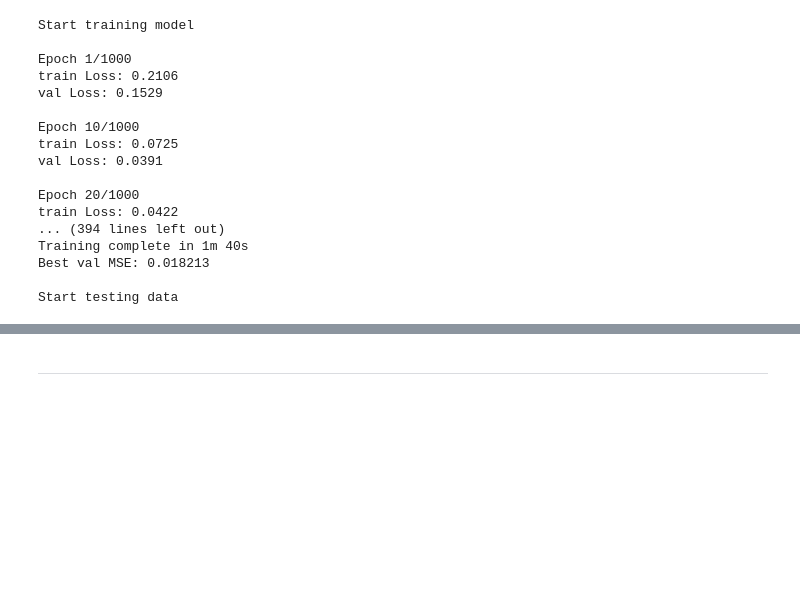
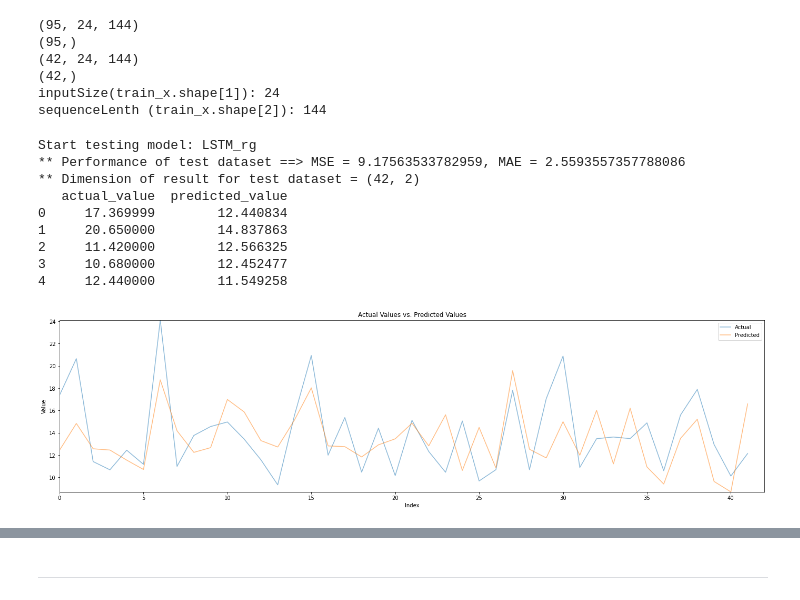
Before and after one commit to ClustProject/KUDataRegression, a Jupyter notebook: Test.ipynb, the cells around one changed output, grey strips where cells are left out. Saved outputs shown, nothing was run; the diff lists cells and outputs as text; code cells hidden in the pictures; blank space fills up the shorter version.

```diff
--- a/Test.ipynb
+++ b/Test.ipynb
@@ -180,29 +0,0 @@ test_data = {'x': test_x, 'y': test_y}
-# %%
-# Case 1. LSTM model (w/o data representation)
-config = config1
-data_reg = mr.Regression(config, train_data, test_data)
-model = data_reg.build_model()  # 모델 구축
-
-if config["training"]:
-    best_model = data_reg.train_model(model)  # 모델 학습
-    data_reg.save_model(best_model, best_model_path=config["best_model_path"])  # 모델 저장
-
-pred, mse, mae = data_reg.pred_data(model, best_model_path=config["best_model_path"])  # 예측
-# %% [output]
-Start training model
-
-Epoch 1/1000
-train Loss: 0.2106
-val Loss: 0.1529
-
-Epoch 10/1000
-train Loss: 0.0725
-val Loss: 0.0391
-
-Epoch 20/1000
-train Loss: 0.0422
-... (394 lines left out)
-Training complete in 1m 40s
-Best val MSE: 0.018213
-
-Start testing data
@@ -209 +5,41 @@ Start testing data
+# %%
+# load raw data
+data_root_dir = './data/'
+train_x, train_y, test_x, test_y = utils.load_data(data_root_dir, model_name='LSTM_rg')  # shape=(num_of_instance x input_dims x window_size)
+
+# normalization
+scaler_x_path = './scaler/minmax_scaler_x.pkl'
+scaler_y_path = './scaler/minmax_scaler_y.pkl'
+test_x, x_scaler = utils.get_test_data(test_x, scaler_x_path)
+test_y, y_scaler = utils.get_test_data(test_y, scaler_y_path)
+# %% [output]
+(95, 24, 144)
+(95,)
+(42, 24, 144)
+(42,)
+inputSize(train_x.shape[1]): 24
+sequenceLenth (train_x.shape[2]): 144
+# %%
+# Case 1. LSTM model (w/o data representation)
+model_name = 'LSTM_rg'
+model_params = config.model_config[model_name]
+data_reg = mr.Regression(model_params)
+pred, mse, mae = data_reg.pred_data(test_x, test_y, y_scaler, best_model_path=model_params["best_model_path"])  # 예측
+
+# 예측 결과 확인
+print(f'** Performance of test dataset ==> MSE = {mse}, MAE = {mae}')
+print(f'** Dimension of result for test dataset = {pred.shape}')
+print(pred.head())
+utils.get_plot(pred)
+# %% [output]
+Start testing model: LSTM_rg
+** Performance of test dataset ==> MSE = 9.17563533782959, MAE = 2.5593557357788086
+** Dimension of result for test dataset = (42, 2)
+   actual_value  predicted_value
+0     17.369999        12.440834
+1     20.650000        14.837863
+2     11.420000        12.566325
+3     10.680000        12.452477
+4     12.440000        11.549258
+[figure, added]
 # %%
```
Also changed, not shown: parts of 24 cells of this notebook, 13 other files.
